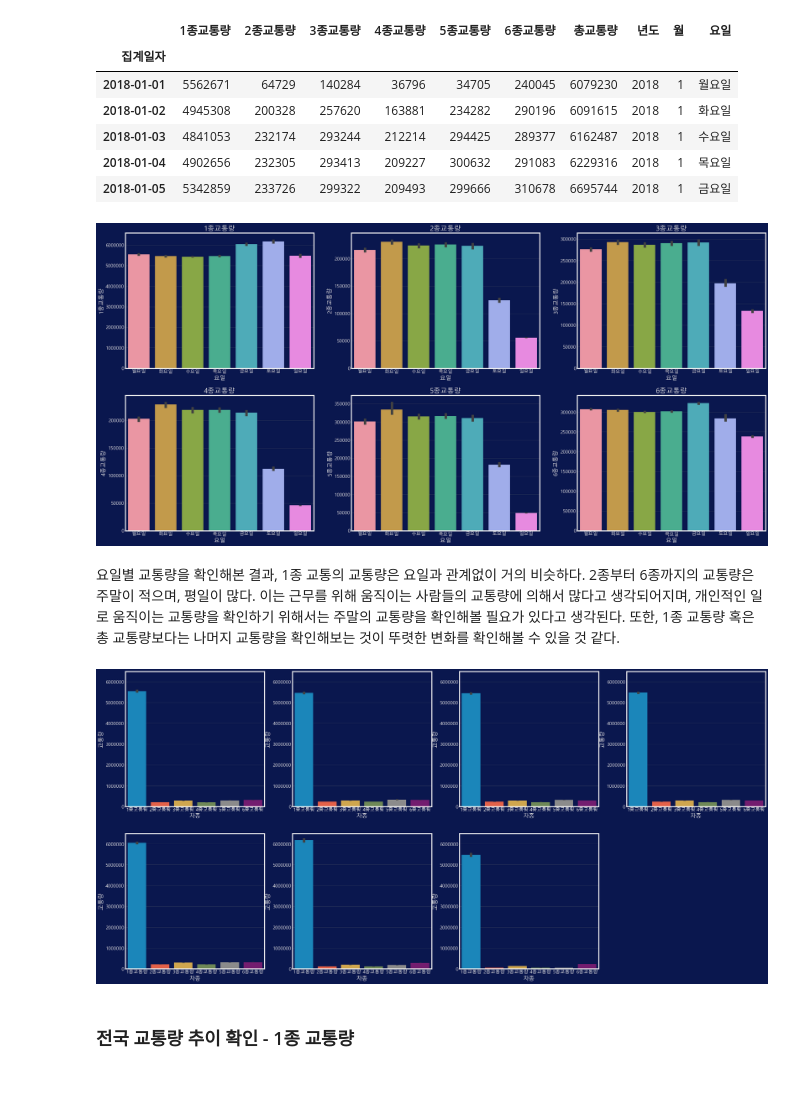
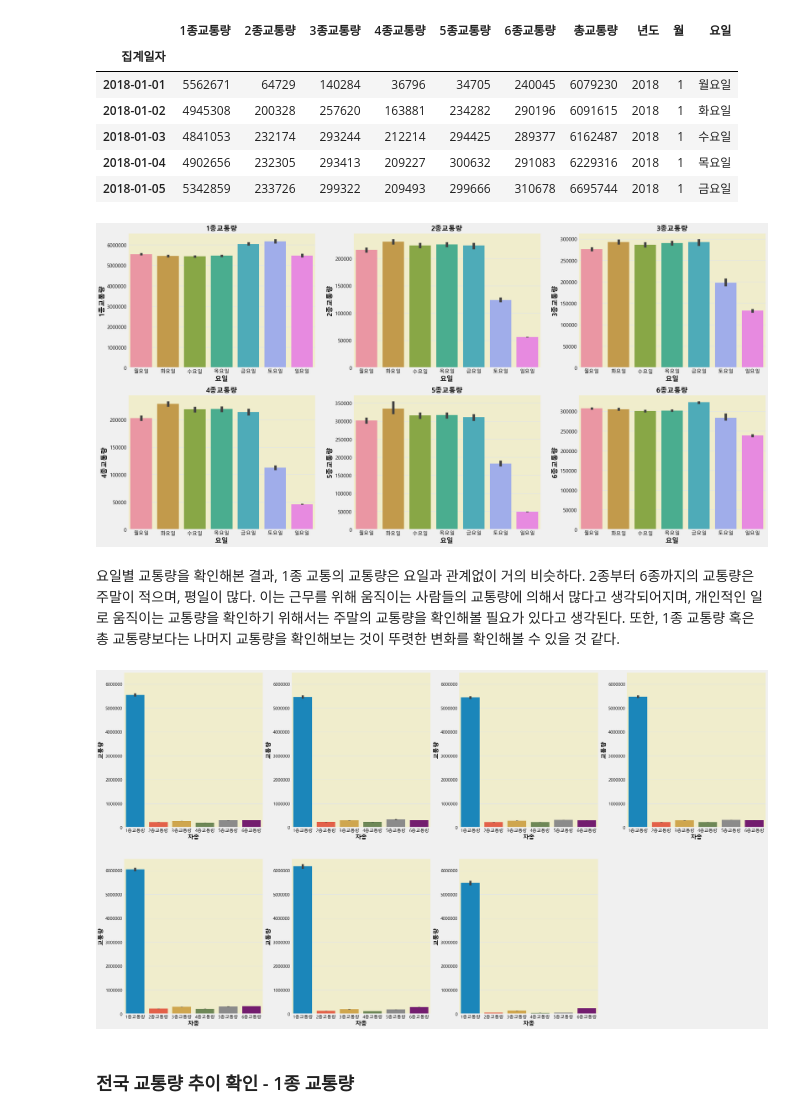
Before and after one commit to WooShangHyeon/damentor_3, a Jupyter notebook: FINAL_SAMHYUNTECH-시각화2.ipynb, the cells around one changed output. Cells and saved outputs as stored; diff of their text form; code cells hidden in the pictures; blank space fills up the shorter version.

```diff
--- a/FINAL_SAMHYUNTECH-시각화2.ipynb
+++ b/FINAL_SAMHYUNTECH-시각화2.ipynb
@@ -19,16 +19,17 @@ from datetime import datetime
 
 matplotlib.rcParams['axes.unicode_minus'] = False
 # %%
-ColorGrid='#2A3459'
-ColorLine1='#FEE715'
+ColorGrid='#DCE2F0'
+ColorLine1='#02343F'
 ColorLine2='#127319'
 
 plt.rc('font', family='Malgun Gothic')
 plt.style.use('fivethirtyeight')
-for param in ['figure.facecolor', 'axes.facecolor', 'savefig.facecolor']:
-    plt.rcParams[param] = '#0A174E'  # 배경색깔
+for param in ['axes.facecolor', 'savefig.facecolor']:
+    plt.rcParams[param] = '#F0EDCC'  # 배경색깔
+
 for param in ['text.color', 'axes.labelcolor', 'xtick.color', 'ytick.color']:
-    plt.rcParams[param] = '0.9'  # very light grey
+    plt.rcParams[param] = '0'  # very light grey
 pd.set_option('mode.chained_assignment',  None)
 # %%
 def pointing(x,y,ran,arr,m,up,bboxsize): # 점 찍는 함수, x : index, y : index, ran : 범위, m : max(True) min(False) ,up : 위치 조정, bboxsize : 박스 사이즈
@@ -153,15 +166,20 @@ covid_data_4th_pandemic=covid_data_new[(covid_data_new.년도==2021) & ((covid_d
 # 대유행 기간 확진자 수 시각화
 
 fig, axes=plt.subplots(nrows=2, ncols=2)
-fig.set_size_inches(20,15)
+fig.set_size_inches(30,25)
 
-axes[0][0].set(title='<1차 대유행>\n')
-axes[0][1].set(title='<2차 대유행>\n')
-axes[1][0].set(title='<3차 대유행>\n')
-axes[1][1].set(title='<4차 대유행>\n')
+axes[0][0].set_title('\n1차 대유행\n', weight='bold', size=30)
+axes[0][1].set_title('\n2차 대유행\n', weight='bold', size=30)
+axes[1][0].set_title('\n3차 대유행\n', weight='bold', size=30)
+axes[1][1].set_title('\n4차 대유행\n', weight='bold', size=30)
+
 for i in range(2):
     for j in range(2):
         axes[i][j].grid(color=ColorGrid)  # bluish dark grey, but slightly lighter than background
+        axes[i][j].tick_params(axis='x', labelsize=15)
+        axes[i][j].tick_params(axis='y', labelsize=15)
+        axes[i][j].set_xlabel('일자',fontsize=20,weight='bold')
+        axes[i][j].set_ylabel('일별확진자',fontsize=20,weight='bold')
 
 sns.lineplot(data=covid_data_1st_pandemic,x='일자', y='일별확진자', ax=axes[0][0],color=ColorLine1)
 sns.lineplot(data=covid_data_2nd_pandemic,x='일자', y='일별확진자', ax=axes[0][1],color=ColorLine1)
@@ -291,15 +309,21 @@ traffic=[['1종교통량','2종교통량','3종교통량'],['4종교통량','5
 fig, axes=plt.subplots(nrows=2, ncols=3)
 fig.set_size_inches(30,15)
 
+
+
 for i in range(2):
     for j in range(3):
         #axes[i][j].set_ylim([0,9000000])
         axes[i][j].grid(color=ColorGrid)
         axes[i][j].get_yaxis().get_major_formatter().set_scientific(False)
-        axes[i][j].set(title=traffic[i][j])
+        axes[i][j].set_title(traffic[i][j], weight='bold')
+        axes[i][j].tick_params(axis='x', labelsize=15)
+        axes[i][j].tick_params(axis='y', labelsize=15)
+        axes[i][j].set_xlabel('요일',fontsize=20,weight='bold')
+        axes[i][j].set_ylabel(traffic[i][j],fontsize=20,weight='bold')
         sns.barplot(x='요일', y=traffic[i][j], data=traffic_data_total,ax=axes[i][j])
 # %% [output]
-[figure, old version]
+[figure, new version]
 # %% [markdown]
 요일별 교통량을 확인해본 결과, 1종 교통의 교통량은 요일과 관계없이 거의 비슷하다.
 2종부터 6종까지의 교통량은 주말이 적으며, 평일이 많다.
@@ -309,24 +333,28 @@ for i in range(2):
 # %%
 # 차종별 요일 교통량 그래프 시각화
 # lim 설정하면 안보여 ㅠ
 traffic=[['월요일','화요일','수요일','목요일'],['금요일','토요일','일요일',None]]
 fig, axes=plt.subplots(nrows=2, ncols=4)
-fig.set_size_inches(30,15)
+fig.set_size_inches(35,20)
 
 for i in range(2):
     for j in range(4):
         if i==1 and j==3: break
         axes[i][j].grid(color=ColorGrid)
         axes[i][j].set_ylim([0,6500000])
         axes[i][j].get_yaxis().get_major_formatter().set_scientific(False)
         melted=traffic_data_total[traffic_data_total['요일']==traffic[i][j]]
         melted=melted.drop(['년도','월','요일','총교통량'],axis=1)
         melted=pd.melt(melted)
         melted.columns=['차종','교통량']
+        axes[i][j].tick_params(axis='x', labelsize=15)
+        axes[i][j].tick_params(axis='y', labelsize=15)
+        axes[i][j].set_xlabel('차종',fontsize=20,weight='bold')
+        axes[i][j].set_ylabel('교통량',fontsize=20,weight='bold')
         sns.barplot(x='차종',y='교통량',data=melted,ax=axes[i][j])
 axes[1][3].remove()
 # %% [output]
-[figure, old version]
+[figure, new version]
 # %% [markdown]
 ### 전국 교통량 추이 확인 - 1종 교통량
 # %%
```
Also changed, not shown: parts of 22 cells of this notebook.
